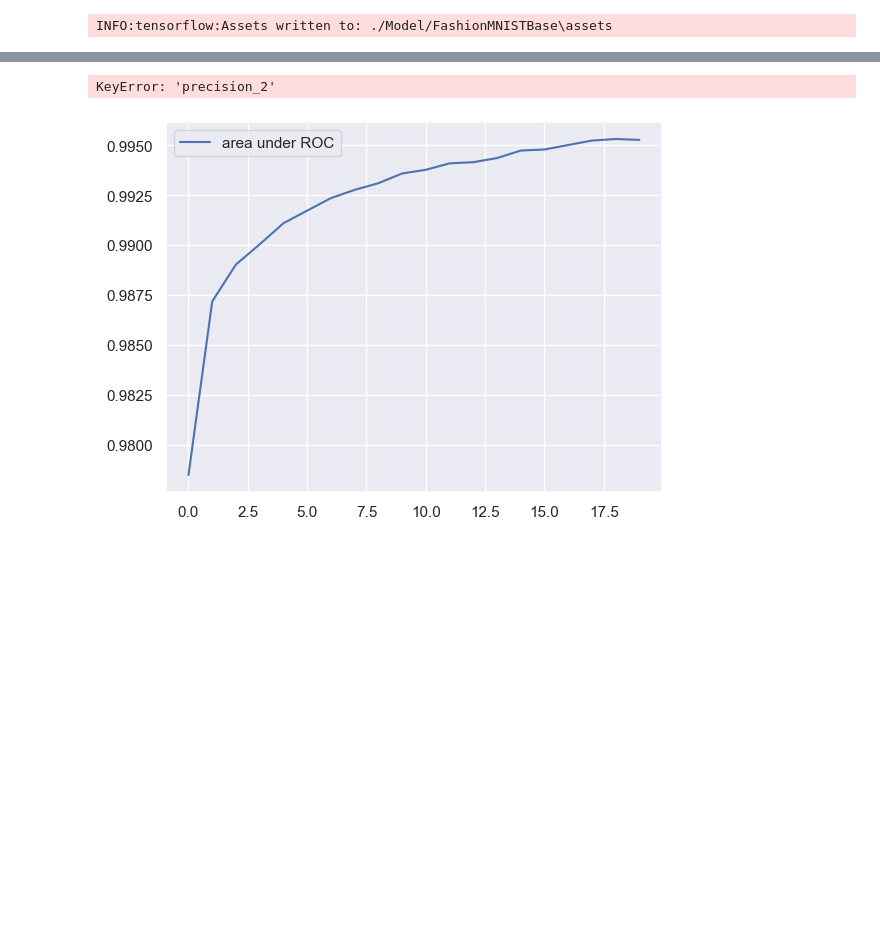
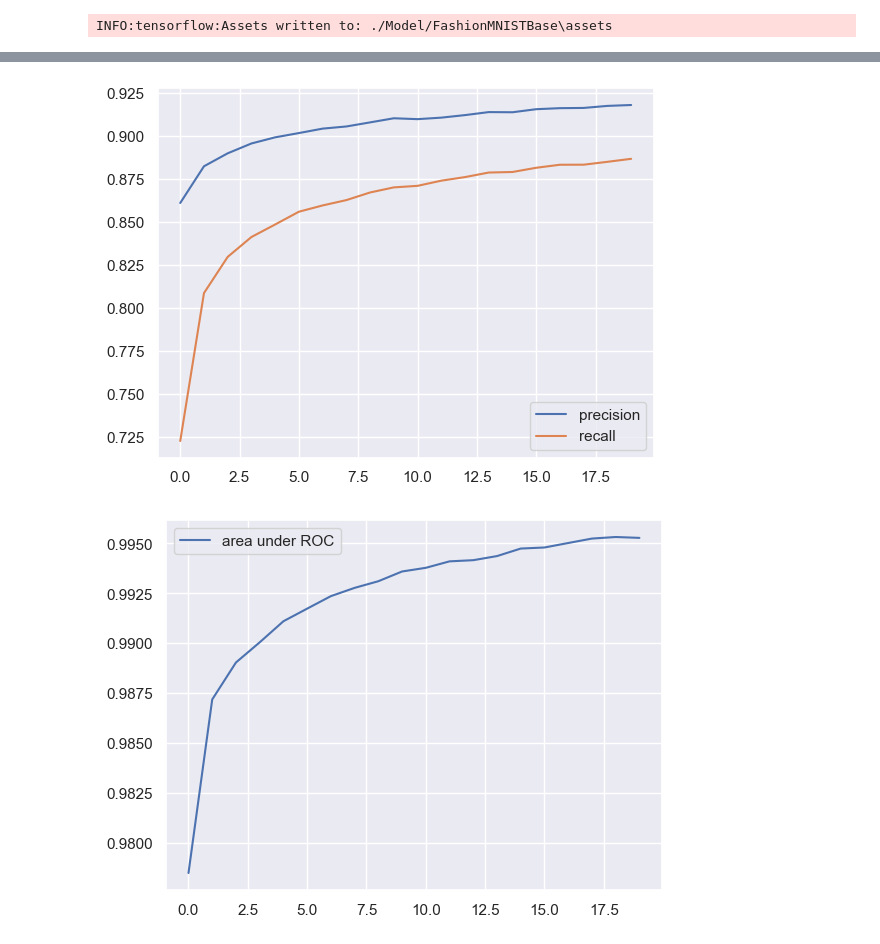
Before and after one commit to GonzaLinares/TP1_RN, a Jupyter notebook: FashionMNIST/main.ipynb, the cells around one changed output, grey strips where cells are left out. Drawn from its saved outputs; the diff is of its cells as text; code cells hidden in the pictures; blank space fills up the shorter version.

```diff
--- a/FashionMNIST/main.ipynb
+++ b/FashionMNIST/main.ipynb
@@ -127,10 +126,10 @@ plt.show()
 # %%
-plt.plot(history.history["precision_2"], label="precision")
-plt.plot(history.history["recall_2"], label="recall")
+plt.plot(history.history["precision"], label="precision")
+plt.plot(history.history["recall"], label="recall")
 plt.legend()
 plt.show()
 # %% [output]
-KeyError: 'precision_2'
+[figure, added]
 # %%
 plt.plot(history.history["auc_2"], label="area under ROC")
 plt.legend()
```
Also changed, not shown: parts of 12 cells of this notebook, 15 other files.
